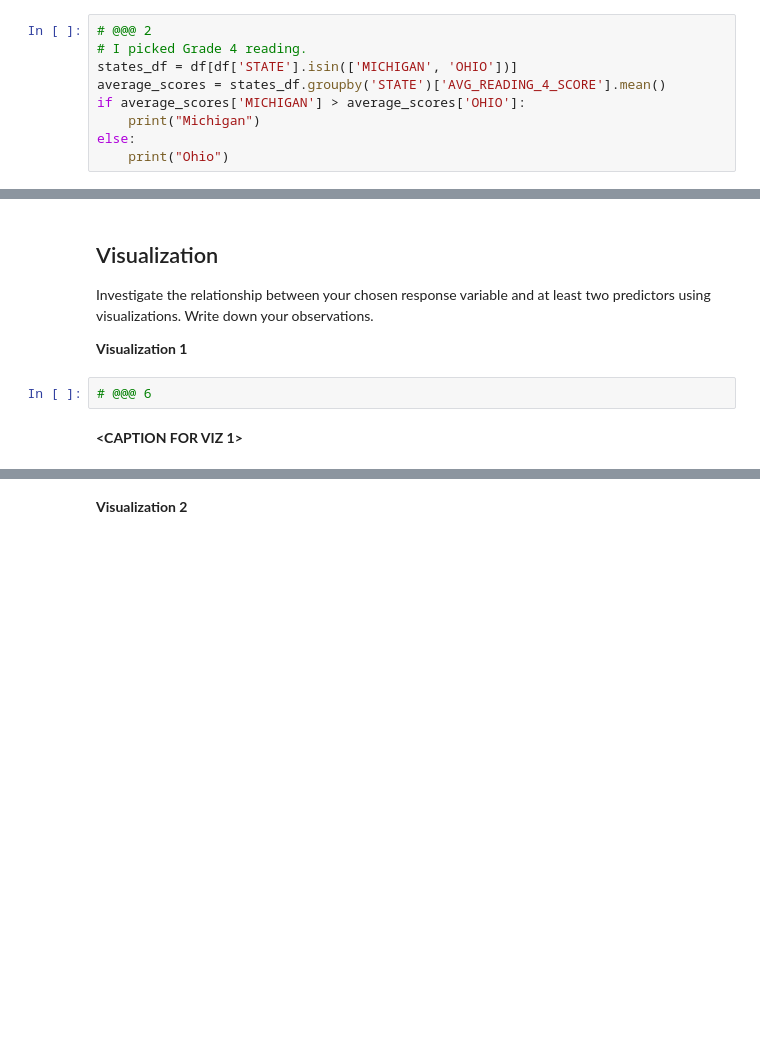
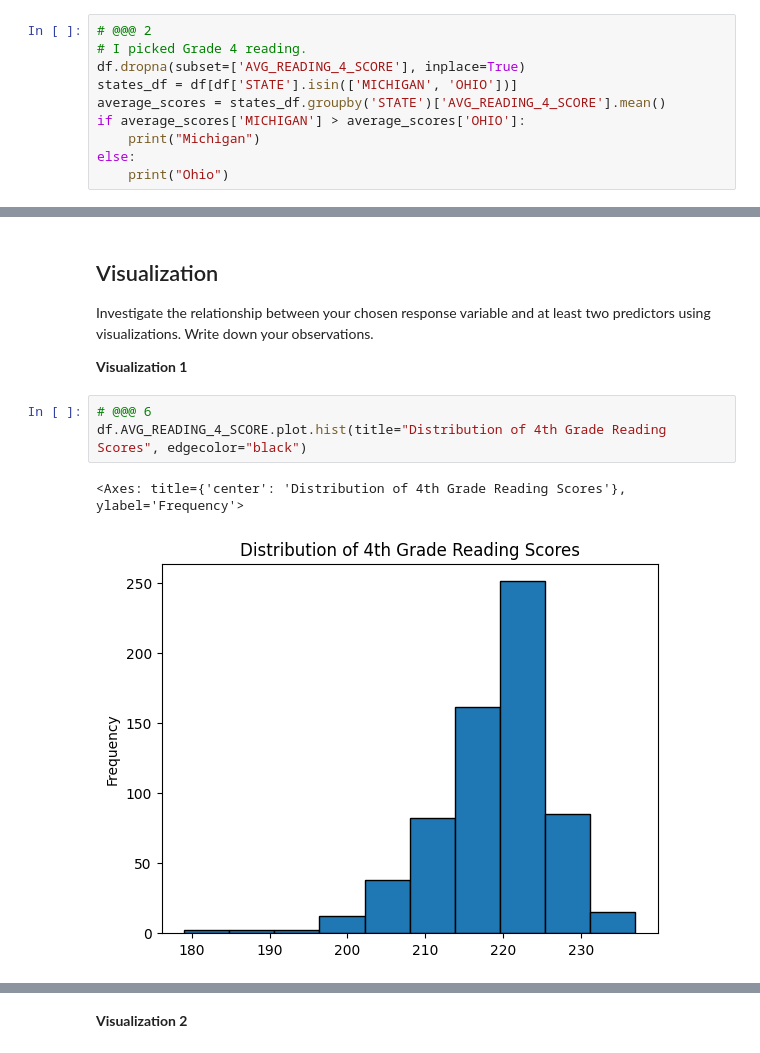
Before and after one commit to fionalin00/MDST-Tutorial, a Jupyter notebook: tutorial1/checkpoint1.ipynb, the cells around one changed output, grey strips where cells are left out. Cells and saved outputs as stored; diff of their text form; blank space fills up the shorter version.

```diff
--- a/tutorial1/checkpoint1.ipynb
+++ b/tutorial1/checkpoint1.ipynb
@@ -85,6 +83,7 @@ Let's compare Michigan to Ohio. Which state has the higher average across all ye
 # %%
 # @@@ 2
 # I picked Grade 4 reading.
+df.dropna(subset=['AVG_READING_4_SCORE'], inplace=True)
 states_df = df[df['STATE'].isin(['MICHIGAN', 'OHIO'])]
 average_scores = states_df.groupby('STATE')['AVG_READING_4_SCORE'].mean()
 if average_scores['MICHIGAN'] > average_scores['OHIO']:
@@ -149,7 +148,9 @@ Feature engineering justification: I chose to create a column representing total
 Investigate the relationship between your chosen response variable and at least two predictors using visualizations. Write down your observations.
 
 **Visualization 1**
-# %%
-# @@@ 6
-# %% [markdown]
-**<CAPTION FOR VIZ 1>**
+# %%
+# @@@ 6
+df.AVG_READING_4_SCORE.plot.hist(title="Distribution of 4th Grade Reading Scores", edgecolor="black")
+# %% [output]
+<Axes: title={'center': 'Distribution of 4th Grade Reading Scores'}, ylabel='Frequency'>
+[figure, added]
```
Also changed, not shown: parts of 22 cells of this notebook, 1 other file.
